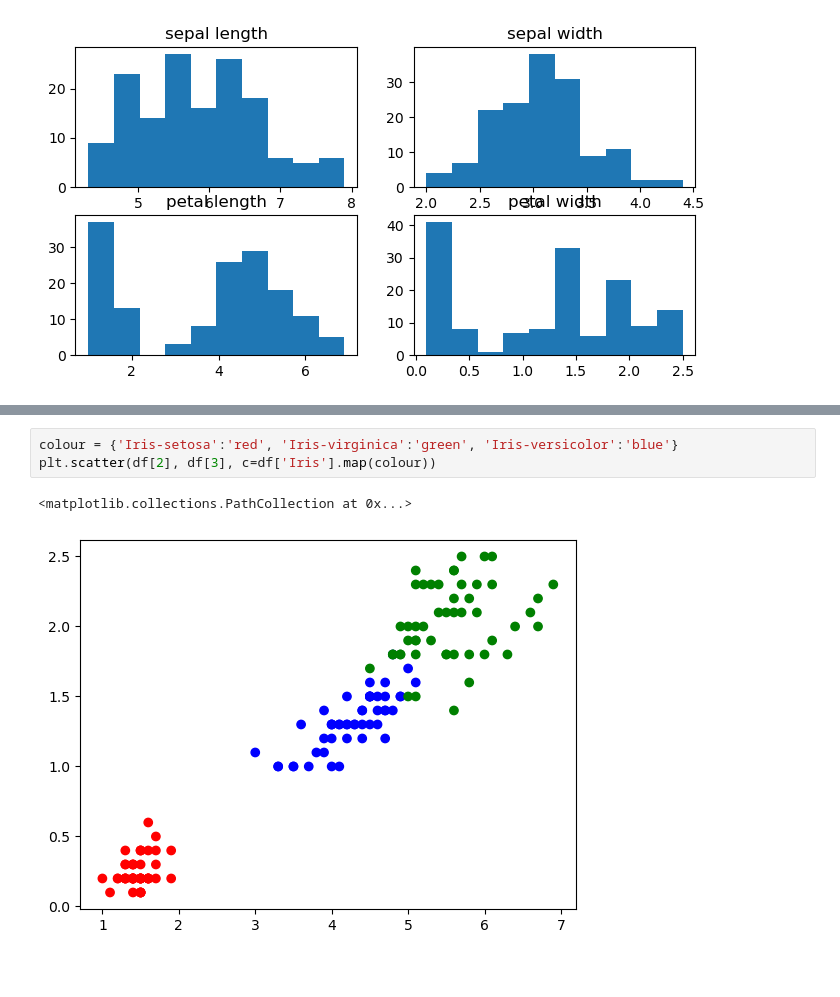
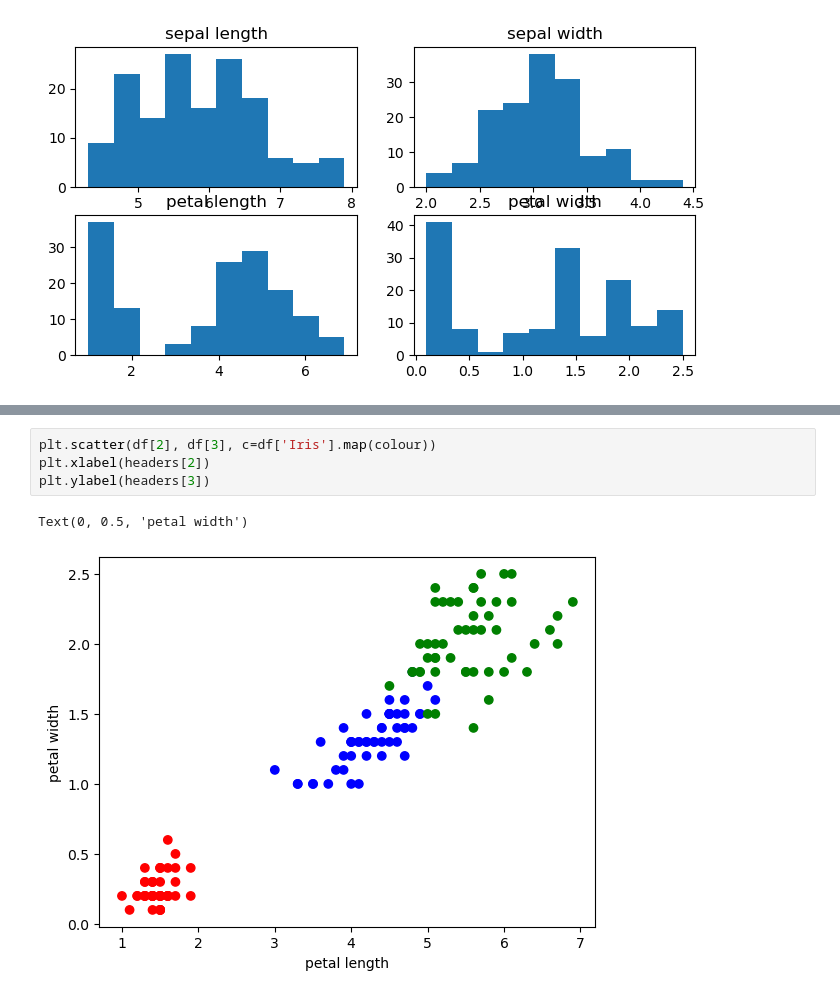
Before and after one commit to kevinsenan/pands-project, a Jupyter notebook: Iris Dataset Analysis.ipynb, the cells around one changed output, grey strips where cells are left out. Saved outputs shown, nothing was run; the diff lists cells and outputs as text; blank space fills up the shorter version.

```diff
--- a/Iris Dataset Analysis.ipynb
+++ b/Iris Dataset Analysis.ipynb
@@ -150,6 +145,7 @@ The same scatter plot of the second two columns of data showing the correlation
 # %%
-colour = {'Iris-setosa':'red', 'Iris-virginica':'green', 'Iris-versicolor':'blue'}
 plt.scatter(df[2], df[3], c=df['Iris'].map(colour))
+plt.xlabel(headers[2])
+plt.ylabel(headers[3])
 # %% [output]
-<matplotlib.collections.PathCollection at 0x...>
+Text(0, 0.5, 'petal width')
-[figure, old version]
+[figure, new version]
```
Also changed, not shown: parts of 12 cells of this notebook.
